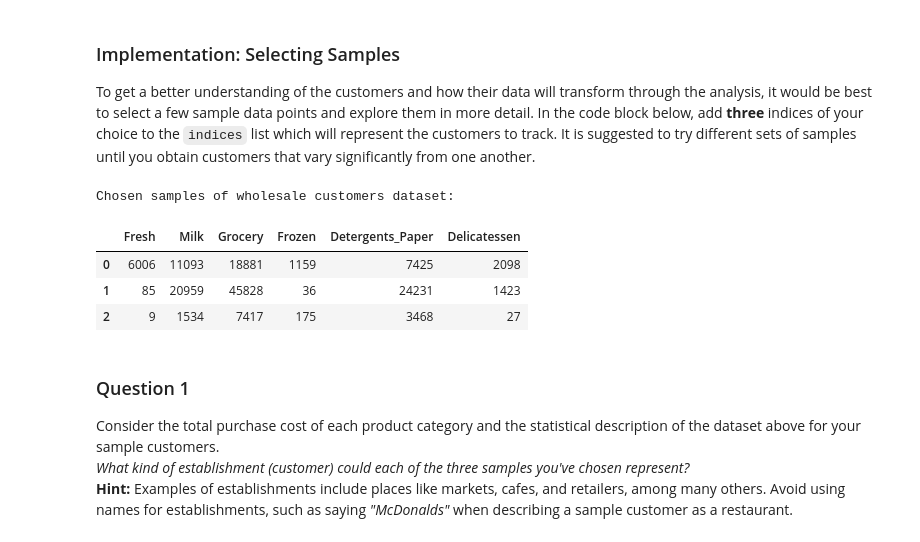
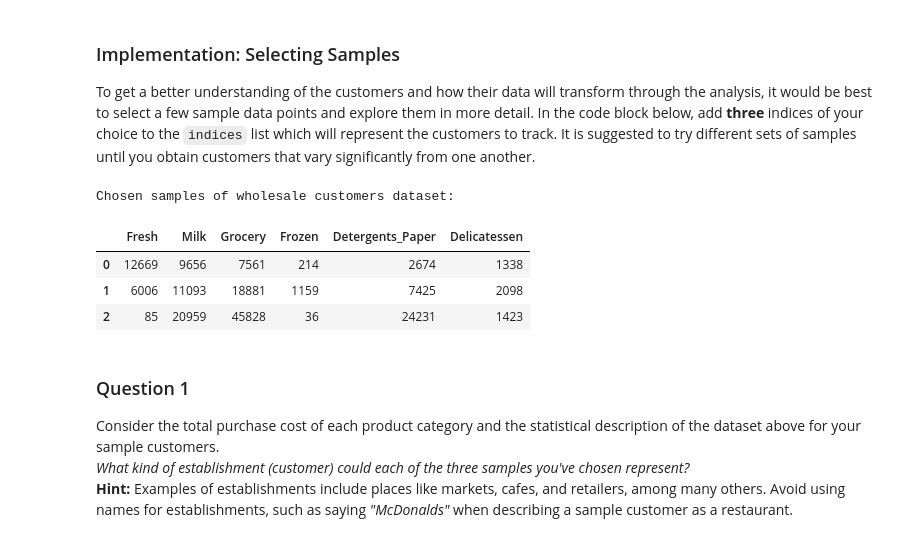
Before and after one commit to airjulio/NanoMachineLearning, a Jupyter notebook: 03_customer_segments/customer_segments.ipynb, the cells around one changed output. Drawn from its saved outputs; the diff is of its cells as text; code cells hidden in the pictures.

```diff
--- a/03_customer_segments/customer_segments.ipynb
+++ b/03_customer_segments/customer_segments.ipynb
@@ -58,17 +58,17 @@ display(data.describe())
 To get a better understanding of the customers and how their data will transform through the analysis, it would be best to select a few sample data points and explore them in more detail. In the code block below, add **three** indices of your choice to the `indices` list which will represent the customers to track. It is suggested to try different sets of samples until you obtain customers that vary significantly from one another.
 # %%
 # TODO: Select three indices of your choice you wish to sample from the dataset
-indices = [9, 65, 66]
+indices = [0, 9, 66]
 # Create a DataFrame of the chosen samples
 samples = pd.DataFrame(data.loc[indices], columns = data.keys()).reset_index(drop = True)
 print "Chosen samples of wholesale customers dataset:"
 display(samples)
 # %% [output]
 Chosen samples of wholesale customers dataset:
 |  | Fresh | Milk | Grocery | Frozen | Detergents_Paper | Delicatessen |
-| 0 | 6006 | 11093 | 18881 | 1159 | 7425 | 2098 |
-| 1 | 85 | 20959 | 45828 | 36 | 24231 | 1423 |
-| 2 | 9 | 1534 | 7417 | 175 | 3468 | 27 |
+| 0 | 12669 | 9656 | 7561 | 214 | 2674 | 1338 |
+| 1 | 6006 | 11093 | 18881 | 1159 | 7425 | 2098 |
+| 2 | 85 | 20959 | 45828 | 36 | 24231 | 1423 |
 # %% [markdown]
 ### Question 1
 Consider the total purchase cost of each product category and the statistical description of the dataset above for your sample customers.
```
Also changed, not shown: parts of 5 cells of this notebook.
